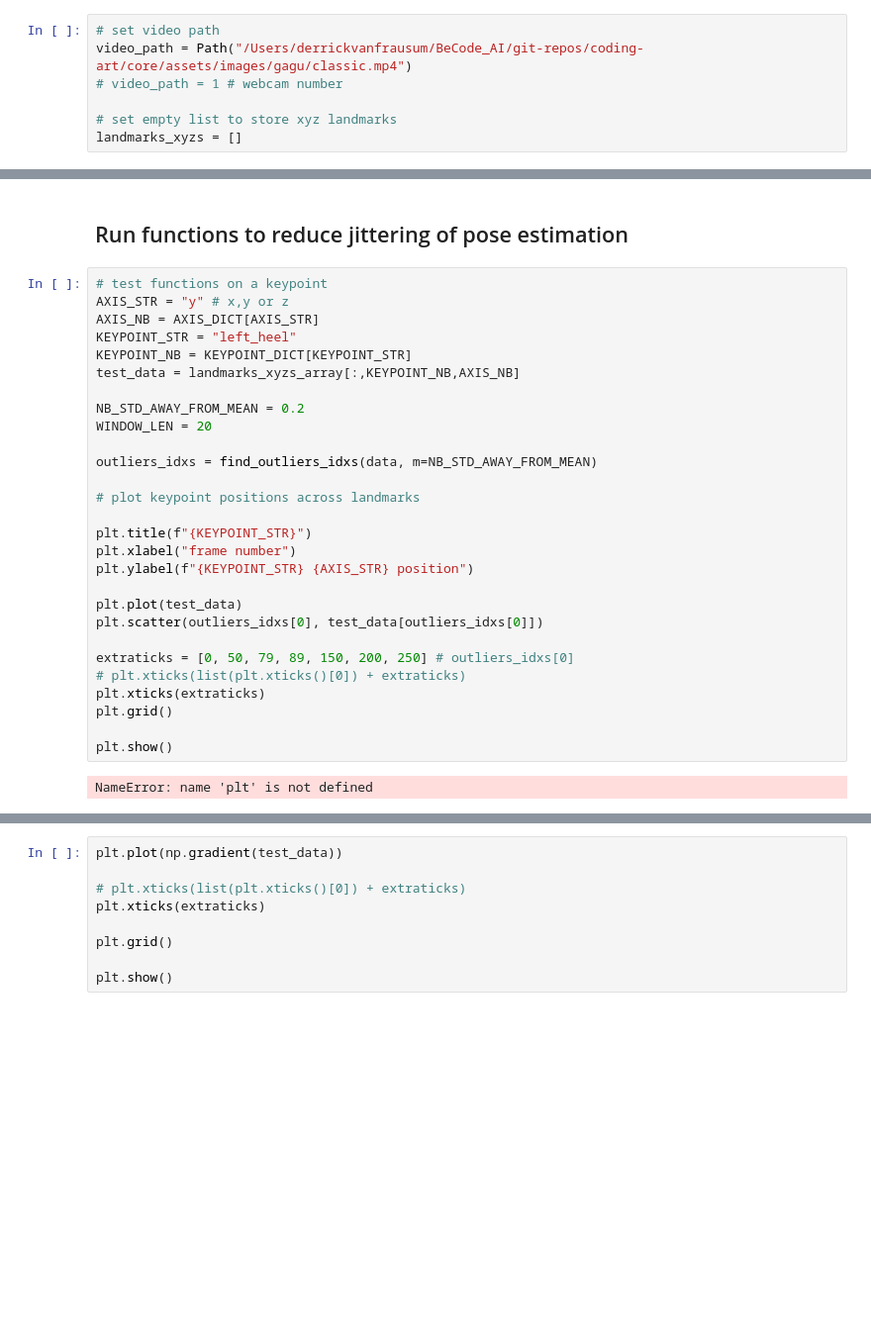
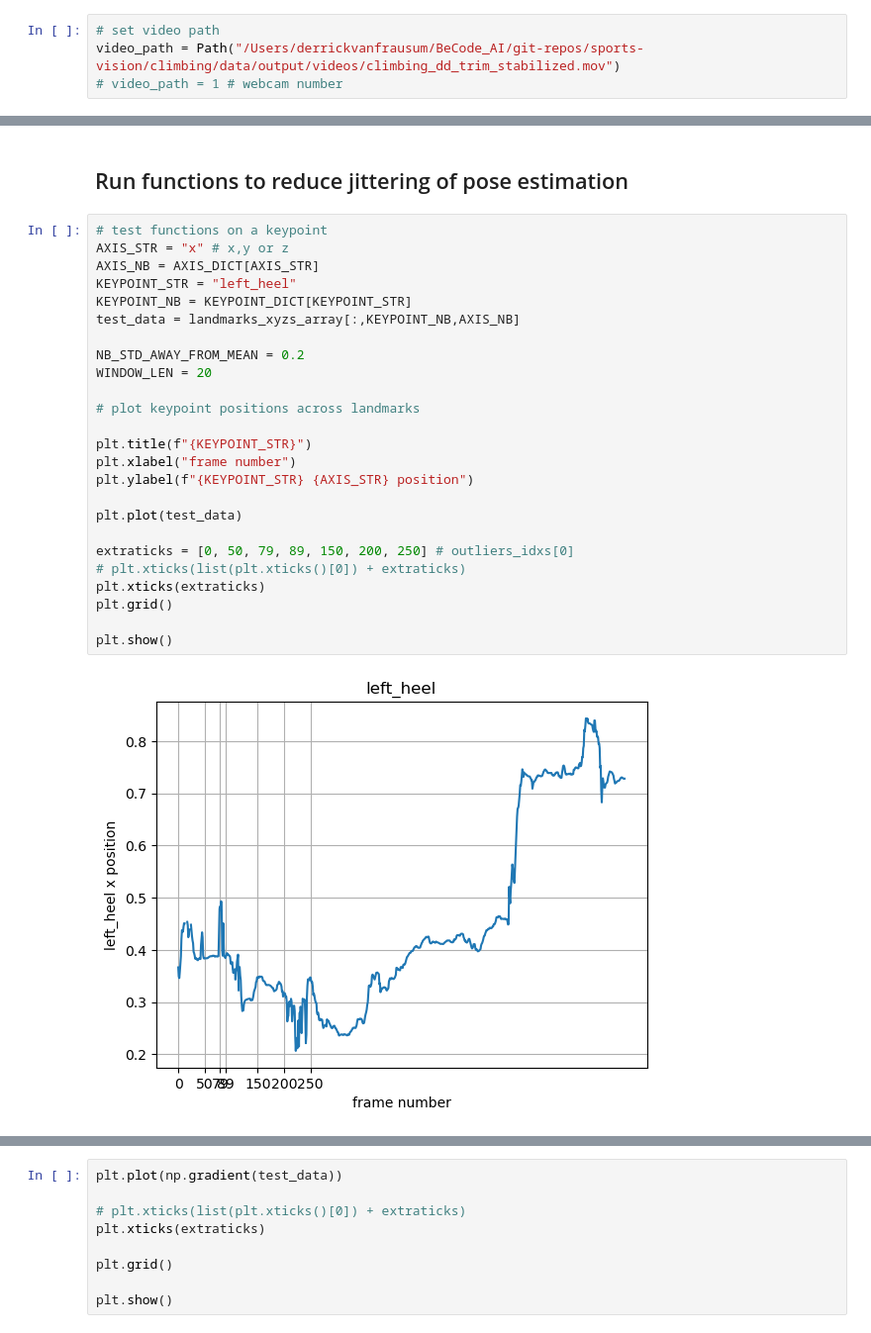
Before and after one commit to DerrickDDInAI/coding-art, a Jupyter notebook: core/models_3d/pose_estimation/pose_estimation.ipynb, the cells around one changed output, grey strips where cells are left out. Shown: that part at 99% size. Saved outputs shown, nothing was run; the diff lists cells and outputs as text; blank space fills up the shorter version.

```diff
--- a/core/models_3d/pose_estimation/pose_estimation.ipynb
+++ b/core/models_3d/pose_estimation/pose_estimation.ipynb
@@ -128,11 +133,8 @@ def draw_keypoints(keypoints_xs, keypoints_ys, keypoints_connections,
 ## Run logic
 # %%
 # set video path
-video_path = Path("/Users/derrickvanfrausum/BeCode_AI/git-repos/coding-art/core/assets/images/gagu/classic.mp4")
+video_path = Path("/Users/derrickvanfrausum/BeCode_AI/git-repos/sports-vision/climbing/data/output/videos/climbing_dd_trim_stabilized.mov")
 # video_path = 1 # webcam number
-
-# set empty list to store xyz landmarks
-landmarks_xyzs = []
 # %%
 video_cap = cv2.VideoCapture(str(video_path))
 
@@ -431,31 +443,28 @@ def smooth(y, box_pts):
 ## Run functions to reduce jittering of pose estimation
 # %%
 # test functions on a keypoint
-AXIS_STR = "y" # x,y or z
+AXIS_STR = "x" # x,y or z
 AXIS_NB = AXIS_DICT[AXIS_STR]
 KEYPOINT_STR = "left_heel"
 KEYPOINT_NB = KEYPOINT_DICT[KEYPOINT_STR]
 test_data = landmarks_xyzs_array[:,KEYPOINT_NB,AXIS_NB]
 
 NB_STD_AWAY_FROM_MEAN = 0.2
 WINDOW_LEN = 20
 
-outliers_idxs = find_outliers_idxs(data, m=NB_STD_AWAY_FROM_MEAN)
-
 # plot keypoint positions across landmarks
 
 plt.title(f"{KEYPOINT_STR}")
 plt.xlabel("frame number")
 plt.ylabel(f"{KEYPOINT_STR} {AXIS_STR} position")
 
 plt.plot(test_data)
-plt.scatter(outliers_idxs[0], test_data[outliers_idxs[0]])
 
 extraticks = [0, 50, 79, 89, 150, 200, 250] # outliers_idxs[0]
 # plt.xticks(list(plt.xticks()[0]) + extraticks)
 plt.xticks(extraticks)
 plt.grid()
 
 plt.show()
 # %% [output]
-NameError: name 'plt' is not defined
+[figure, added]
```
Also changed, not shown: parts of 20 cells of this notebook, 11 other files.
